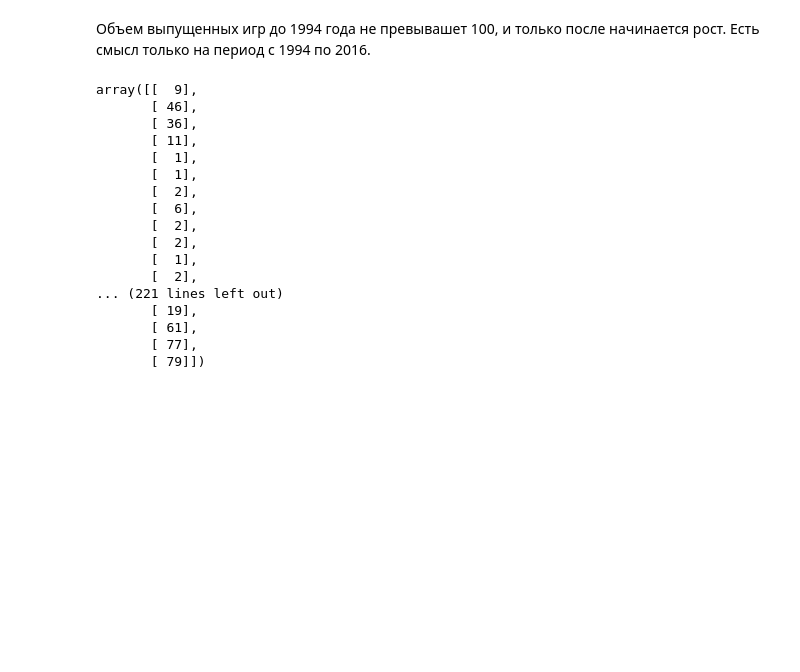
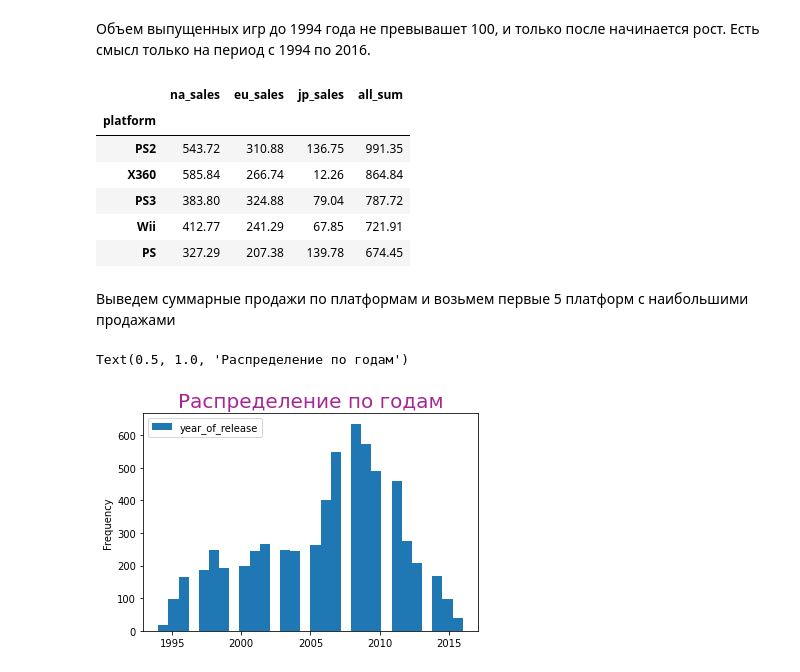
Before and after one commit to drunkexorzist/ya_anal, a Jupyter notebook: task_1.ipynb, the cells around one changed output. Drawn from its saved outputs; the diff is of its cells as text; code cells hidden in the pictures; blank space fills up the shorter version.

```diff
--- a/task_1.ipynb
+++ b/task_1.ipynb
@@ -10,6 +10,12 @@ try:
     data = pd.read_csv('/datasets/games.csv')
 except:
     data = pd.read_csv('games.csv')
+# %%
+font = {'family': 'sans-serif',
+        'color':  '#a72693',
+        'weight': 'normal',
+        'size': 20,
+        }
 # %% [markdown]
 Шаг 2
 # %%
@@ -120,26 +124,33 @@ data[['year_of_release', 'name']].groupby('year_of_release').count()
 # %% [markdown]
 Объем выпущенных игр до 1994 года не превывашет 100, и только после начинается рост. Есть смысл только на период с 1994 по 2016.
 # %%
-# Смотрим суммарные продажи по платформам по годам. Для этого формируем фрейм [Платформа, Год, сумма продаж]
-# Нормализуем данные, отсекаем года и платформы с Nan значениями
+# Берем платформы с наибольшими суммарными продажами. Смотрим суммарные продажи по платформам по годам. Для этого формируем фрейм [Платформа, Год, сумма продаж]
+# Считаем и выводим суммарные продажи по платформам
 
-plot_df = data[['platform', 'year_of_release', 'name']][(data['platform'] !=0) & (data['year_of_release'] != 0)].groupby(['platform', 'year_of_release']).count()
-np.array(plot_df)
+data = data[(data['platform'] !=0) & (data['year_of_release'] != 0)]
+
+df_sum = data[['platform', 'na_sales', 'eu_sales', 'jp_sales']].groupby('platform').sum()
+df_sum['all_sum'] = df_sum['na_sales'] + df_sum['eu_sales'] + df_sum['jp_sales']
+df_sum = df_sum.sort_values(by=['all_sum'], ascending=False).head(5)
+df_sum
 # %% [output]
-array([[  9],
-       [ 46],
-       [ 36],
-       [ 11],
-       [  1],
-       [  1],
-       [  2],
-       [  6],
-       [  2],
-       [  2],
-       [  1],
-       [  2],
-... (221 lines left out)
-       [ 19],
-       [ 61],
-       [ 77],
-       [ 79]])
+|  | na_sales | eu_sales | jp_sales | all_sum |
+| platform |  |  |  |  |
+| PS2 | 543.72 | 310.88 | 136.75 | 991.35 |
+| X360 | 585.84 | 266.74 | 12.26 | 864.84 |
+| PS3 | 383.80 | 324.88 | 79.04 | 787.72 |
+| Wii | 412.77 | 241.29 | 67.85 | 721.91 |
+| PS | 327.29 | 207.38 | 139.78 | 674.45 |
+# %%
+# Выделяем топ платформы
+df_top = ['PS2', 'X360', 'PS3', 'Wii', 'PS']
+# %% [markdown]
+Выведем суммарные продажи по платформам и возьмем первые 5 платформ с наибольшими продажами
+# %%
+# выводим продажи по топовым платформам по годам
+df_to_plot = data[data['platform'].isin(df_top)]
+df_to_plot[['platform', 'year_of_release', 'name']]['year_of_release'].plot(kind='hist', bins=30).legend()
+plt.title('Распределение по годам', fontdict=font)
+# %% [output]
+Text(0.5, 1.0, 'Распределение по годам')
+[figure, added]
```
Also changed, not shown: parts of 23 cells of this notebook.
